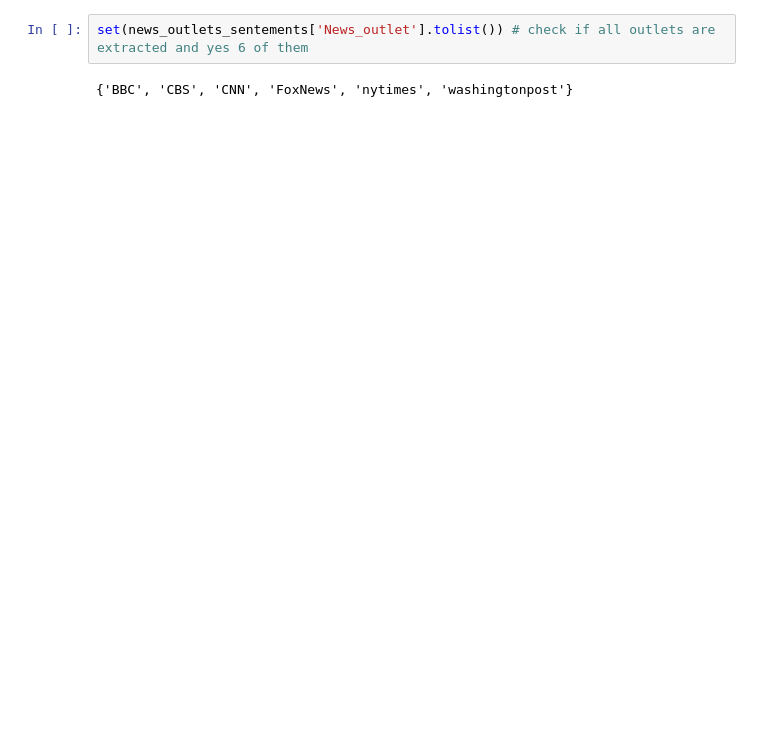
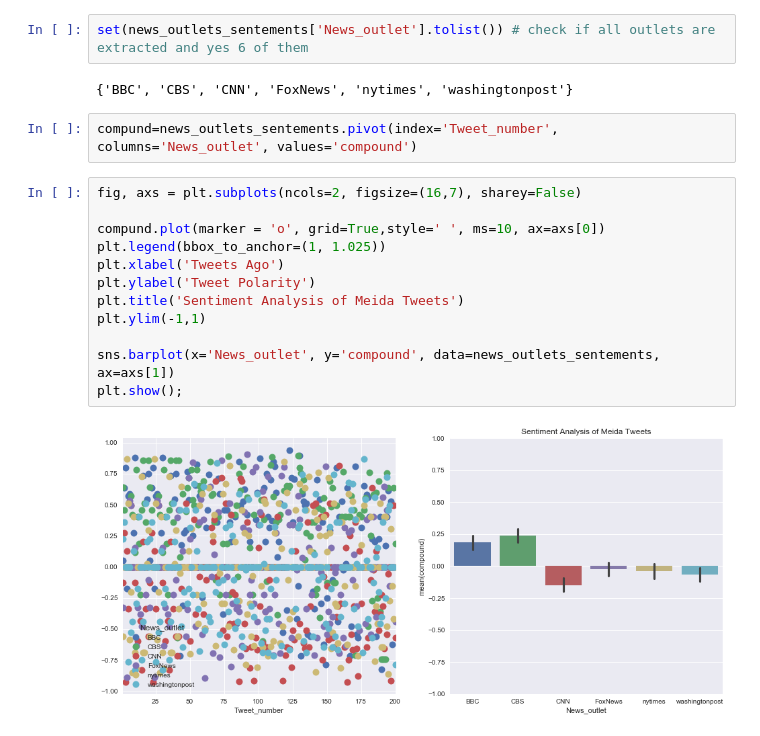
Before and after one commit to aerwemi/News-Mood-Sentiment-Analysis.Python, a Jupyter notebook: News Mood Sentiment Analysis -Python.ipynb, the cells around one changed output. Drawn from its saved outputs; the diff is of its cells as text; blank space fills up the shorter version.

```diff
--- a/News Mood Sentiment Analysis -Python.ipynb
+++ b/News Mood Sentiment Analysis -Python.ipynb
@@ -217,3 +220,19 @@ news_outlets_sentements.shape # should have number of rows - for this case study
 set(news_outlets_sentements['News_outlet'].tolist()) # check if all outlets are extracted and yes 6 of them
 # %% [output]
 {'BBC', 'CBS', 'CNN', 'FoxNews', 'nytimes', 'washingtonpost'}
+# %%
+compund=news_outlets_sentements.pivot(index='Tweet_number', columns='News_outlet', values='compound')
+# %%
+fig, axs = plt.subplots(ncols=2, figsize=(16,7), sharey=False)
+
+compund.plot(marker = 'o', grid=True,style=' ', ms=10, ax=axs[0])
+plt.legend(bbox_to_anchor=(1, 1.025))
+plt.xlabel('Tweets Ago')
+plt.ylabel('Tweet Polarity')
+plt.title('Sentiment Analysis of Meida Tweets')
+plt.ylim(-1,1)
+
+sns.barplot(x='News_outlet', y='compound', data=news_outlets_sentements, ax=axs[1])
+plt.show();
+# %% [output]
+[figure, added]
```
Also changed, not shown: parts of 11 cells of this notebook.
